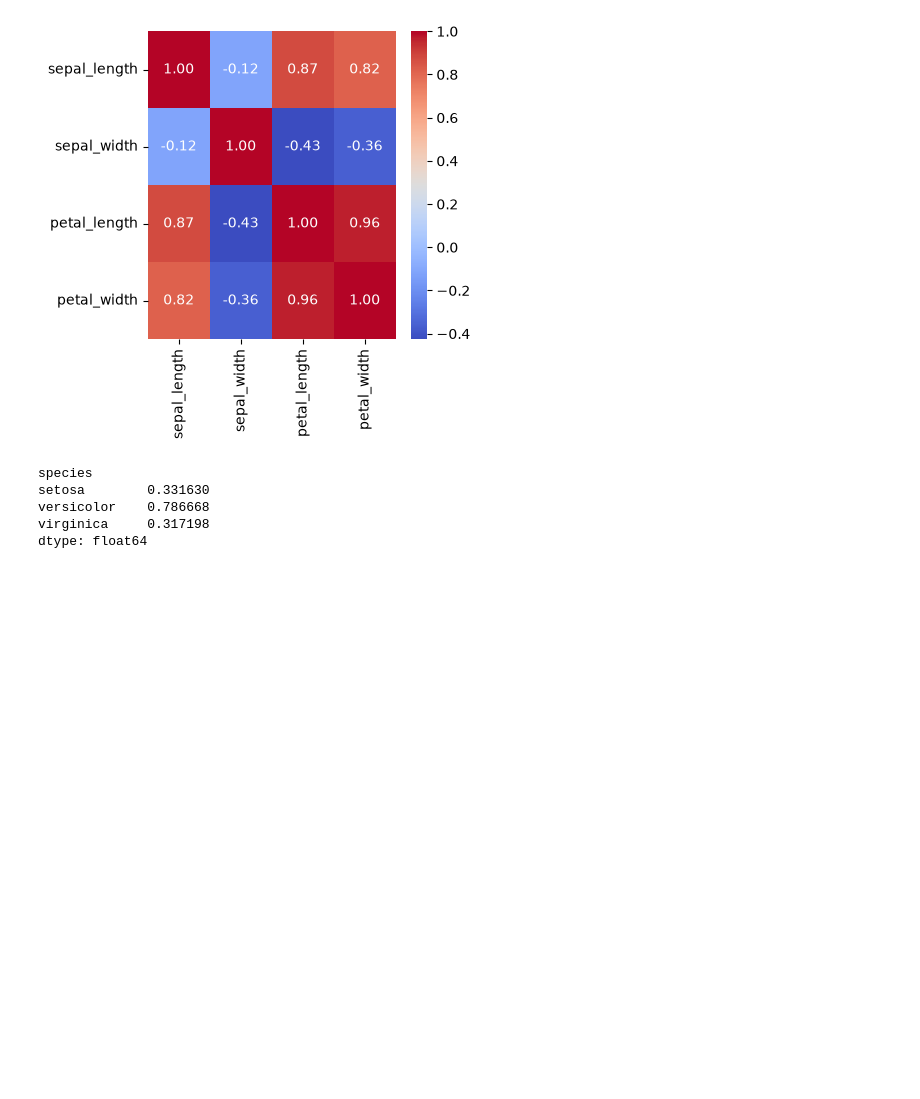
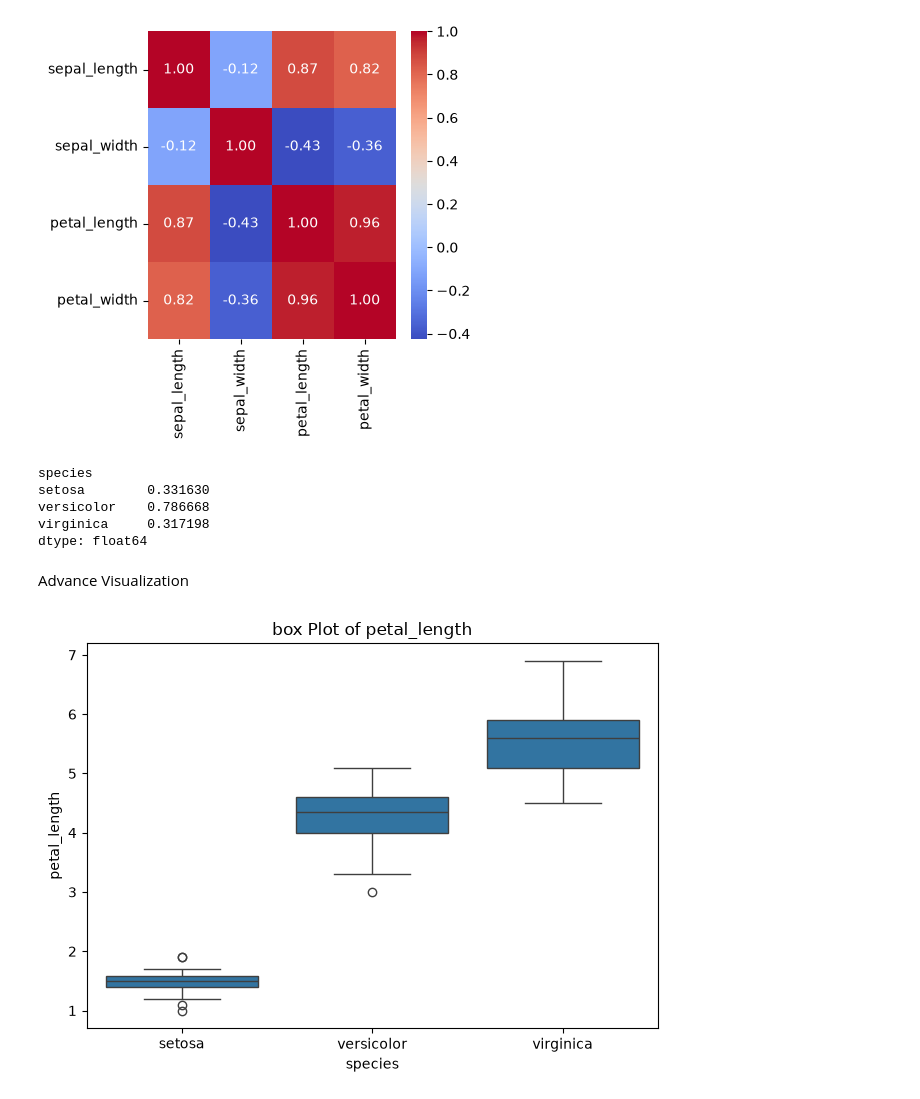
Before and after one commit to vaibhavarora1205/python-Data-Science, a Jupyter notebook: ML Work/iris.ipynb, the cells around one changed output. Drawn from its saved outputs; the diff is of its cells as text; code cells hidden in the pictures; blank space fills up the shorter version.

Commit message:
Advance Visualization

```diff
--- a/ML Work/iris.ipynb
+++ b/ML Work/iris.ipynb
@@ -406,3 +406,23 @@ setosa        0.331630
 versicolor    0.786668
 virginica     0.317198
 dtype: float64
+# %% [markdown]
+Advance Visualization
+# %%
+def plot_feature(feature,plot_type='box'):
+    if plot_type=='box':
+        sns.boxplot(data=df,x='species',y=feature)
+    elif plot_type=='violin':
+        sns.violinplot(data=df,x='species',y=feature)
+    elif(plot_type=='hist'):
+        sns.histplot(data=df,x=feature,hue='species',kde=True)
+    else:
+        print("Invalid Plot Type")
+        return
+    plt.title(f"{plot_type} Plot of {feature}")
+    plt.tight_layout()
+    plt.show()
+# %%
+plot_feature('petal_length')
+# %% [output]
+[figure, added]
```
Also changed, not shown: parts of 7 cells of this notebook.
